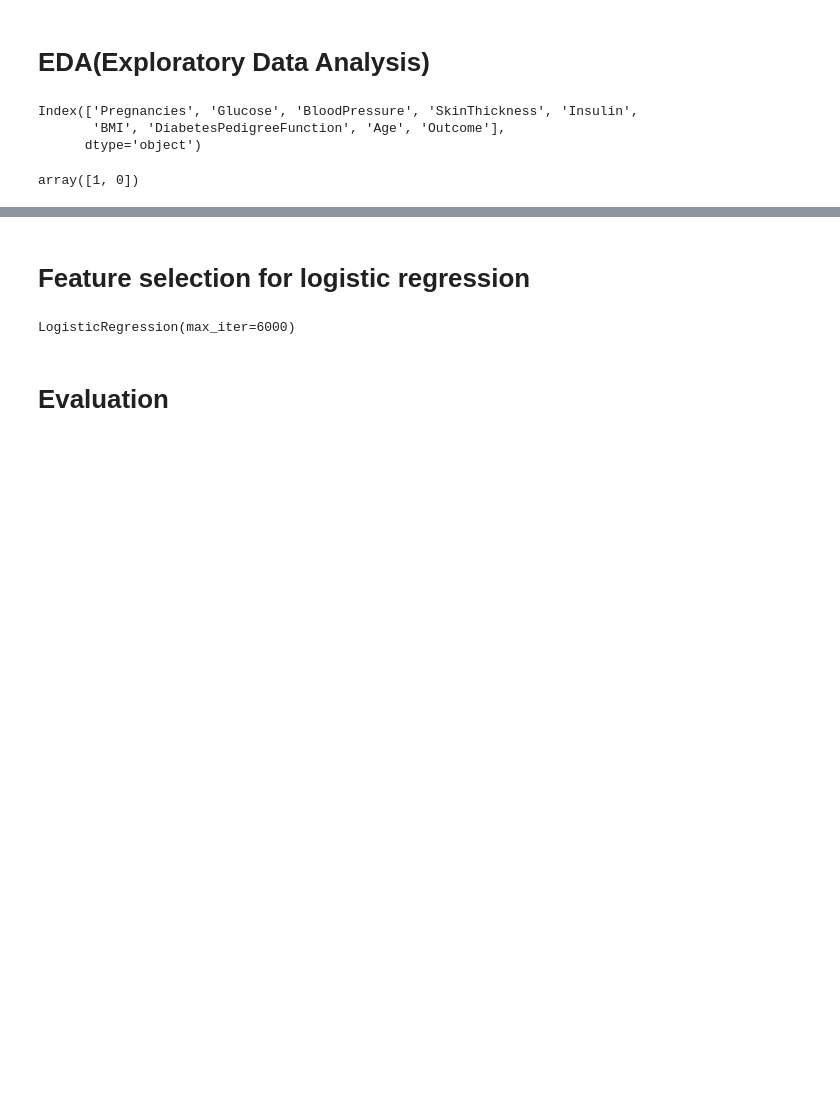
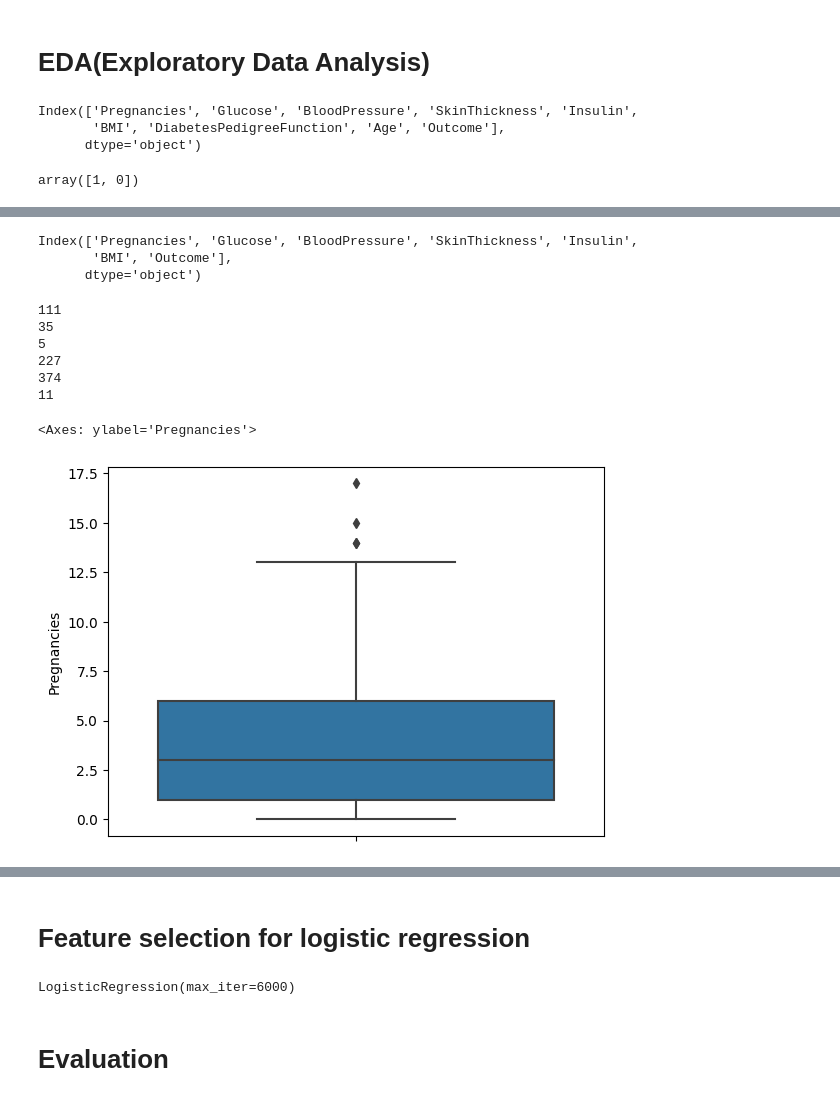
Before and after one commit to yogesh-a11y/Diabetes_project, a Jupyter notebook: Diabetes_project.ipynb, the cells around one changed output, grey strips where cells are left out. Cells and saved outputs as stored; diff of their text form; code cells hidden in the pictures; blank space fills up the shorter version.

```diff
--- a/Diabetes_project.ipynb
+++ b/Diabetes_project.ipynb
@@ -136,0 +149,26 @@ df.loc[df.Glucose == df.Glucose.min()]
+# %%
+# Checking any 0 values in columns
+df.columns[(df == 0).any()]
+# %% [output]
+Index(['Pregnancies', 'Glucose', 'BloodPressure', 'SkinThickness', 'Insulin',
+       'BMI', 'Outcome'],
+      dtype='object')
+# %%
+print(df[df['Pregnancies']==0].shape[0])
+print(df[df['BloodPressure']==0].shape[0])
+print(df[df['Glucose']==0].shape[0])
+print(df[df['SkinThickness']==0].shape[0])
+print(df[df['Insulin']==0].shape[0])
+print(df[df['BMI']==0].shape[0])
+# %% [output]
+111
+35
+5
+227
+374
+11
+# %%
+sns.boxplot(y = 'Pregnancies', data = df)
+# %% [output]
+<Axes: ylabel='Pregnancies'>
+[figure, added]
```
Also changed, not shown: parts of 21 cells of this notebook.
